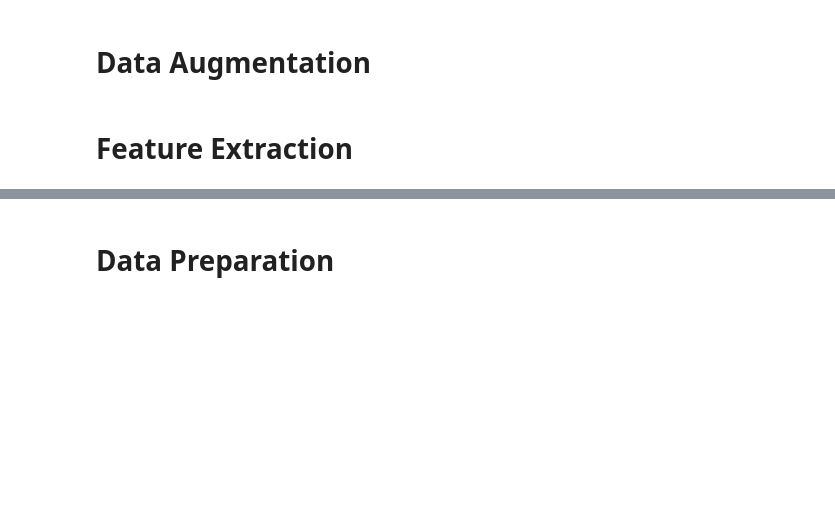
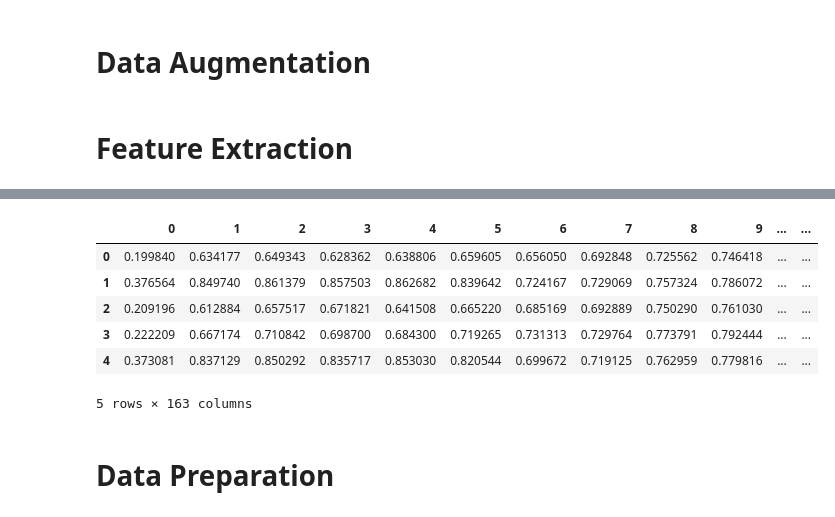
Before and after one commit to wintechis/emotion-detection-and-reaction, a Jupyter notebook: SER/SER_model_Training.ipynb, the cells around one changed output, grey strips where cells are left out. Drawn from its saved outputs; the diff is of its cells as text; code cells hidden in the pictures; blank space fills up the shorter version.

Commit message:
updated ReadMe and extended SER model
run a new training with 8 emotions for the webapp

```diff
--- a/SER/SER_model_Training.ipynb
+++ b/SER/SER_model_Training.ipynb
@@ -312,11 +305,11 @@ def get_features(path):
 # %%
 X, Y = [], []
 for path, emotion in tqdm(zip(data_path.Path, data_path.Emotions), total=len(data_path.Path)):
-    if emotion in ['angry','happy','fear','sad']:      #filter emotions
-        feature = get_features(path)
-        for ele in feature:
-            X.append(ele)
-            # appending emotion 3 times as we have made 3 augmentation techniques on each audio file.
-            Y.append(emotion)
+    #if emotion in ['angry','happy','fear','sad']:      #filter emotions
+    feature = get_features(path)
+    for ele in feature:
+        X.append(ele)
+        # appending emotion 3 times as we have made 3 augmentation techniques on each audio file.
+        Y.append(emotion)
 # %%
 len(X), len(Y), data_path.Path.shape
@@ -323,8 +318,16 @@ len(X), len(Y), data_path.Path.shape
 # %%
 Features = pd.DataFrame(X)
 Features['labels'] = Y
-Features.to_csv('features_small.csv', index=False)
+Features.to_csv('features_8.csv', index=False)
 Features.head()
+# %% [output]
+|  | 0 | 1 | 2 | 3 | 4 | 5 | 6 | 7 | 8 | 9 | ... | ... |
+| 0 | 0.199840 | 0.634177 | 0.649343 | 0.628362 | 0.638806 | 0.659605 | 0.656050 | 0.692848 | 0.725562 | 0.746418 | ... | ... |
+| 1 | 0.376564 | 0.849740 | 0.861379 | 0.857503 | 0.862682 | 0.839642 | 0.724167 | 0.729069 | 0.757324 | 0.786072 | ... | ... |
+| 2 | 0.209196 | 0.612884 | 0.657517 | 0.671821 | 0.641508 | 0.665220 | 0.685169 | 0.692889 | 0.750290 | 0.761030 | ... | ... |
+| 3 | 0.222209 | 0.667174 | 0.710842 | 0.698700 | 0.684300 | 0.719265 | 0.731313 | 0.729764 | 0.773791 | 0.792444 | ... | ... |
+| 4 | 0.373081 | 0.837129 | 0.850292 | 0.835717 | 0.853030 | 0.820544 | 0.699672 | 0.719125 | 0.762959 | 0.779816 | ... | ... |
+5 rows × 163 columns
 # %% [markdown]
 
 # Data Preparation
```
Also changed, not shown: parts of 15 cells of this notebook, 9 other files.
